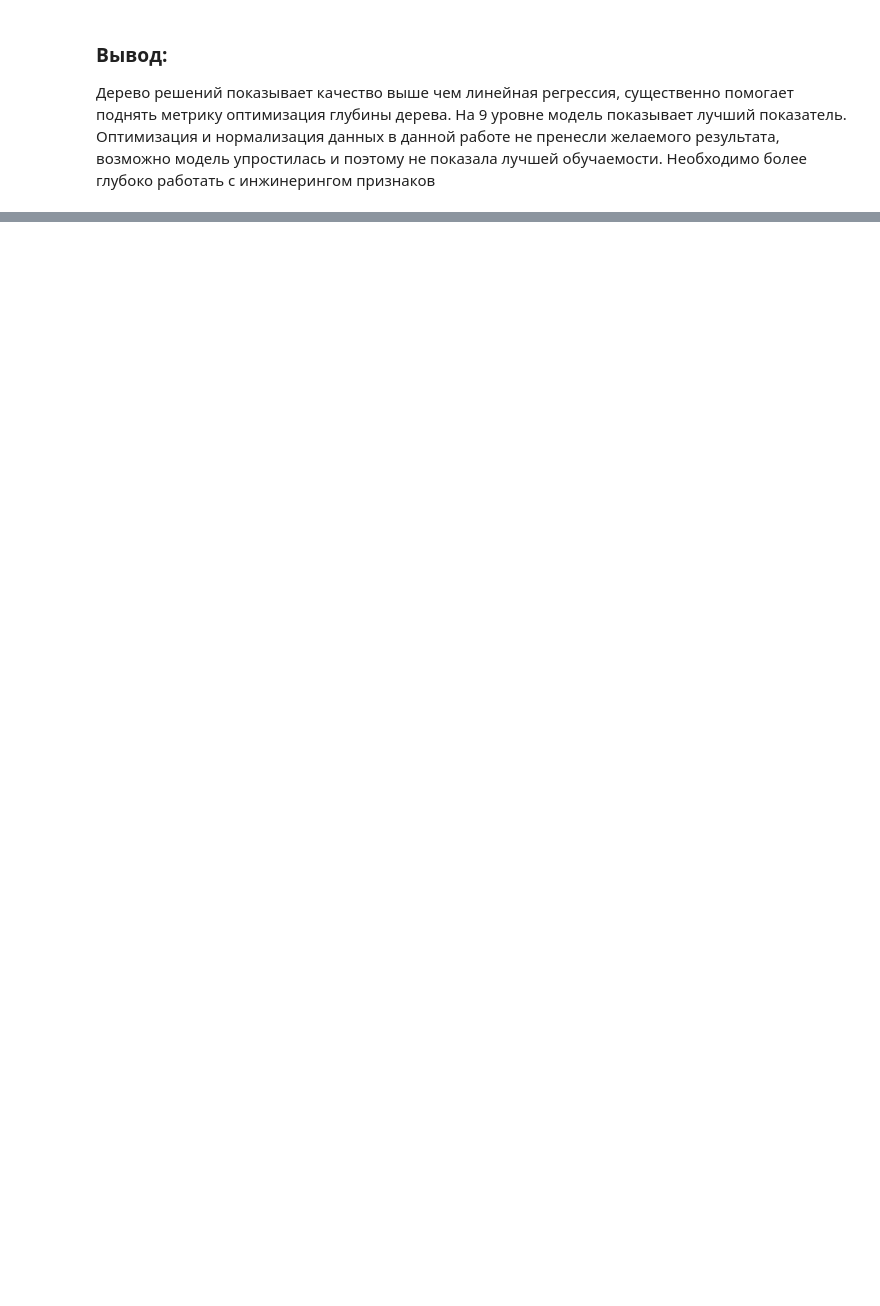
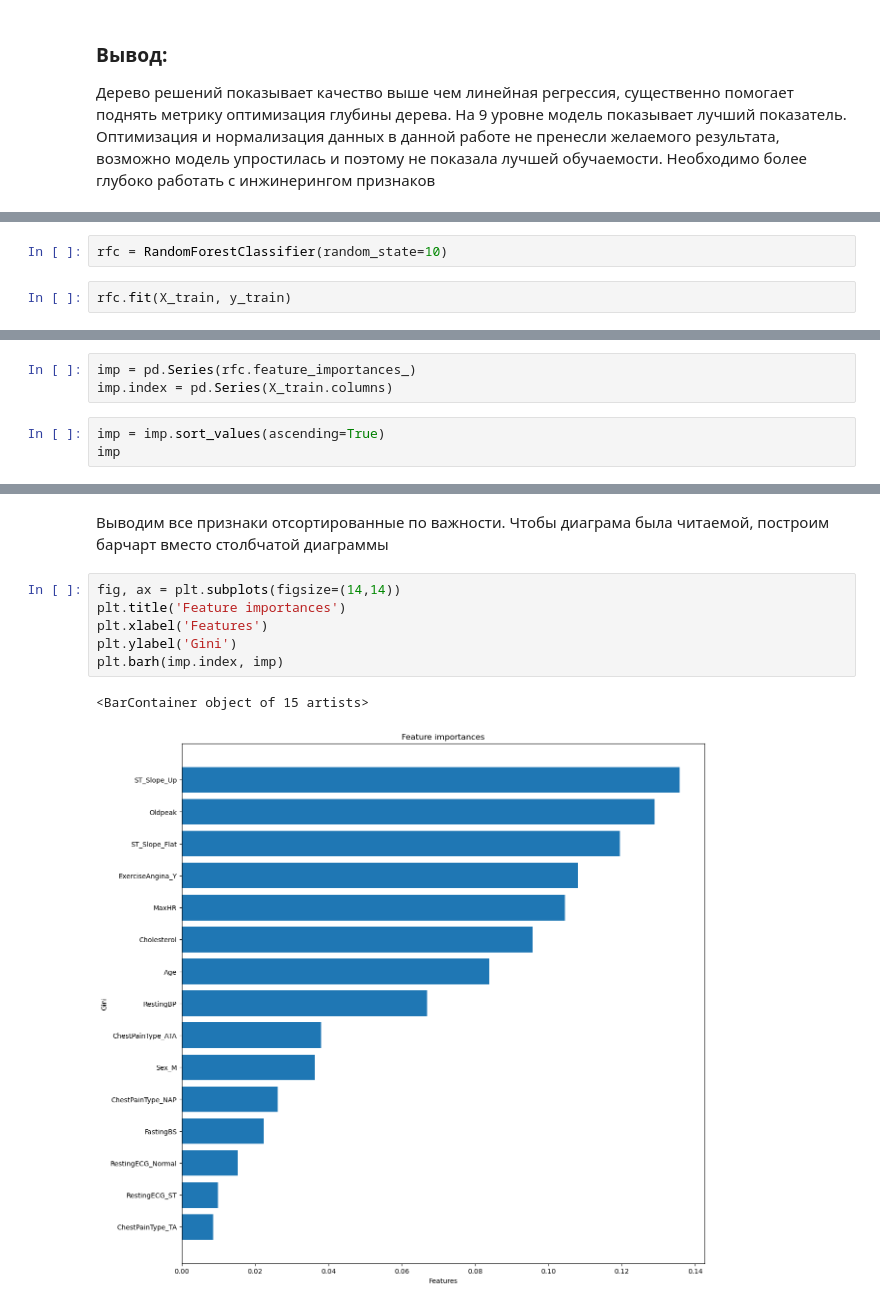
Before and after one commit to VyacheslavGusev/Machine_Lerning, a Jupyter notebook: ML_practice.ipynb, the cells around one changed output, grey strips where cells are left out. Saved outputs shown, nothing was run; the diff lists cells and outputs as text; blank space fills up the shorter version.

```diff
--- a/ML_practice.ipynb
+++ b/ML_practice.ipynb
@@ -1840,0 +2021,4 @@ for i in list_depth:
+# %%
+rfc = RandomForestClassifier(random_state=10)
+# %%
+rfc.fit(X_train, y_train)
@@ -1840,0 +2045,6 @@ for i in list_depth:
+# %%
+imp = pd.Series(rfc.feature_importances_)
+imp.index = pd.Series(X_train.columns)
+# %%
+imp = imp.sort_values(ascending=True)
+imp
@@ -1840,0 +2068,11 @@ for i in list_depth:
+# %% [markdown]
+Выводим все признаки отсортированные по важности. Чтобы диаграма была читаемой, построим барчарт вместо столбчатой диаграммы
+# %%
+fig, ax = plt.subplots(figsize=(14,14))
+plt.title('Feature importances')
+plt.xlabel('Features')
+plt.ylabel('Gini')
+plt.barh(imp.index, imp)
+# %% [output]
+<BarContainer object of 15 artists>
+[figure, added]
```
Also changed, not shown: parts of 75 cells of this notebook, 2 other files.
